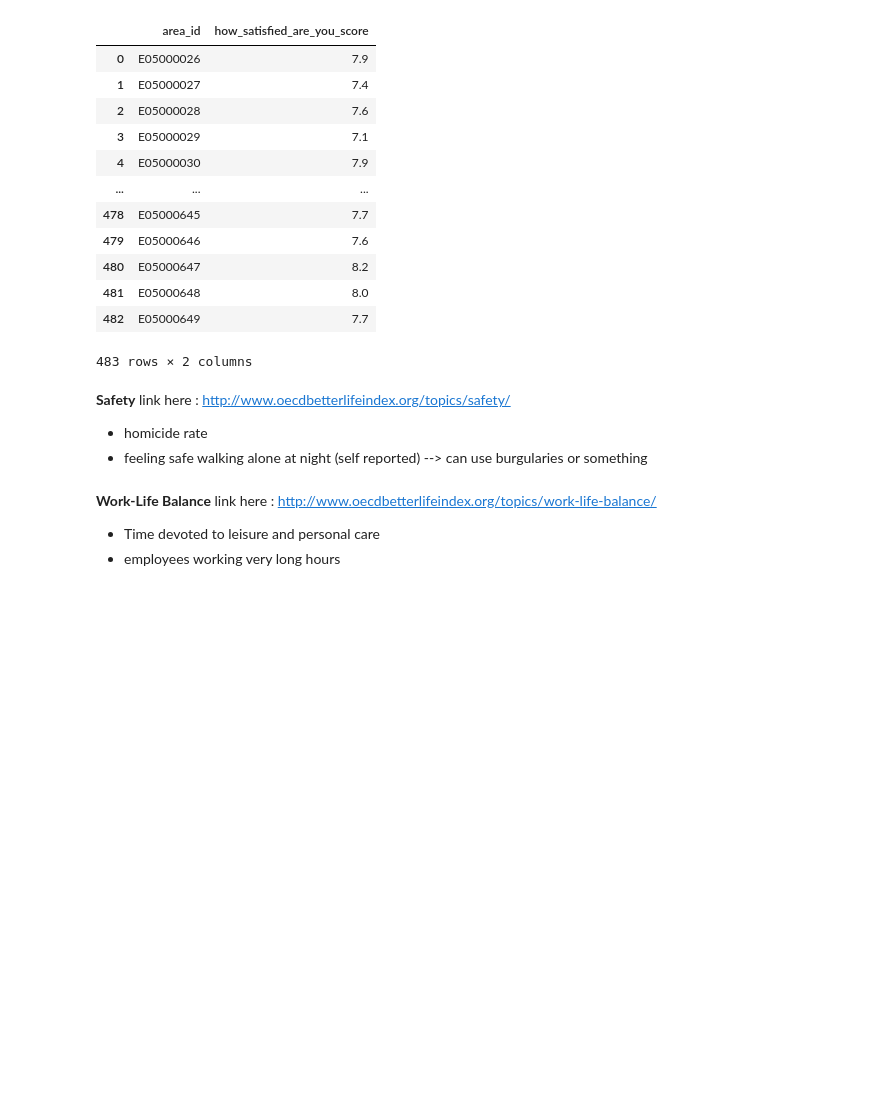
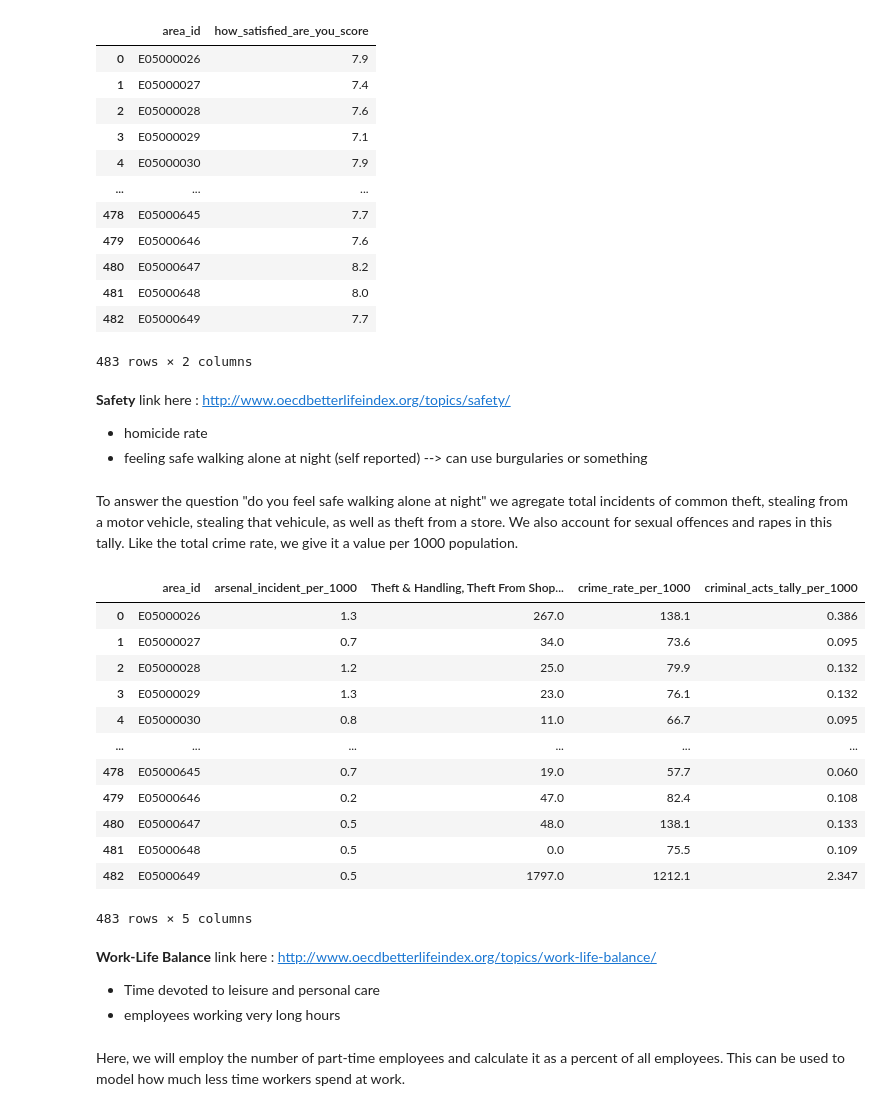
Before and after one commit to epfl-ada/ada-2020-project-milestone-p3-p3_datasurferz, a Jupyter notebook: p4.ipynb, the cells around one changed output. Cells and saved outputs as stored; diff of their text form; code cells hidden in the pictures; blank space fills up the shorter version.

```diff
--- a/p4.ipynb
+++ b/p4.ipynb
@@ -426,3 +426,39 @@ link here : http://www.oecdbetterlifeindex.org/topics/safety/
+# %%
+# code here
+column_names = ['area_id','Deliberate Fires per 1,000 population 2014', 'Sexual Offences, Rape (2014)',
+                'Theft & Handling, Handling Stolen Goods (2014)', 'Theft & Handling, Theft From Motor Vehicle (2014)',
+                'Theft & Handling, Theft/Taking Of Motor Vehicle (2014)', 'Theft & Handling, Theft From Shops (2014)',
+                'Total crime rate 2014/15']
+safety = pd.DataFrame(data=master_data["crime"],columns=column_names)
+safety = safety.merge(ward_tesco, on='area_id', how='inner')
+safety = safety[column_names]
+
+safety.rename(columns={'Deliberate Fires per 1,000 population 2014':'arsenal_incident_per_1000',
+                      'Total crime rate 2014/15':'crime_rate_per_1000'},
+              inplace=True)
+# %% [markdown]
+To answer the question "do you feel safe walking alone at night" we agregate total incidents of common theft, stealing from a motor vehicle, stealing that vehicule, as well as theft from a store. We also account for sexual offences and rapes in this tally. Like the total crime rate, we give it a value per 1000 population.
+# %%
+safety = safety.assign(criminal_acts_tally_per_1000 = (safety[column_names[2]]+safety[column_names[3]]+safety[column_names[4]]
+                      +safety[column_names[5]]+safety[column_names[6]])/1000)
+# %%
+safety.drop(labels=[column_names[2],column_names[3], column_names[4],column_names[5]],axis=1, inplace=True)
+# %%
+safety
+# %% [output]
+|  | area_id | arsenal_incident_per_1000 | Theft & Handling, Theft From Shop... | crime_rate_per_1000 | criminal_acts_tally_per_1000 |
+| 0 | E05000026 | 1.3 | 267.0 | 138.1 | 0.386 |
+| 1 | E05000027 | 0.7 | 34.0 | 73.6 | 0.095 |
+| 2 | E05000028 | 1.2 | 25.0 | 79.9 | 0.132 |
+| 3 | E05000029 | 1.3 | 23.0 | 76.1 | 0.132 |
+| 4 | E05000030 | 0.8 | 11.0 | 66.7 | 0.095 |
+| ... | ... | ... | ... | ... | ... |
+| 478 | E05000645 | 0.7 | 19.0 | 57.7 | 0.060 |
+| 479 | E05000646 | 0.2 | 47.0 | 82.4 | 0.108 |
+| 480 | E05000647 | 0.5 | 48.0 | 138.1 | 0.133 |
+| 481 | E05000648 | 0.5 | 0.0 | 75.5 | 0.109 |
+| 482 | E05000649 | 0.5 | 1797.0 | 1212.1 | 2.347 |
+483 rows × 5 columns
 # %% [markdown]
 **Work-Life Balance**
 link here : http://www.oecdbetterlifeindex.org/topics/work-life-balance/
@@ -432,0 +467,2 @@ link here : http://www.oecdbetterlifeindex.org/topics/work-life-balance/
+# %% [markdown]
+Here, we will employ the number of part-time employees and calculate it as a percent of all employees. This can be used to model how much less time workers spend at work.
```
Also changed, not shown: parts of 9 cells of this notebook.
